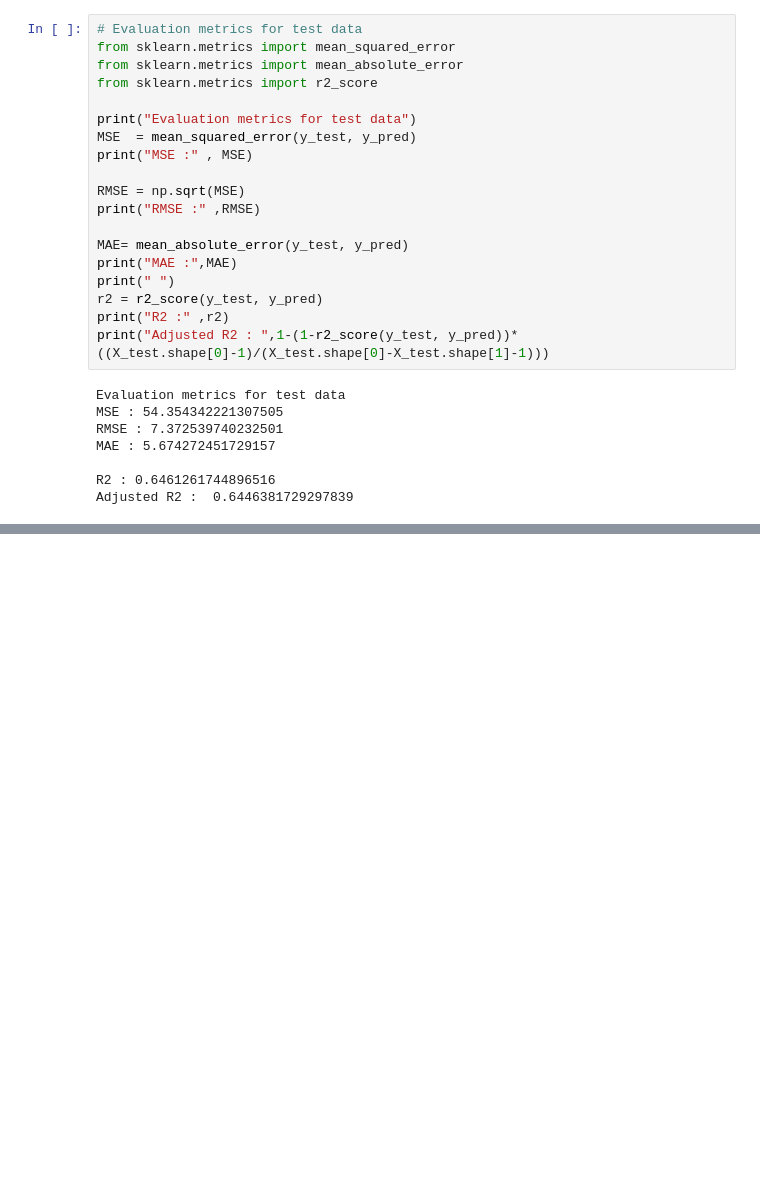
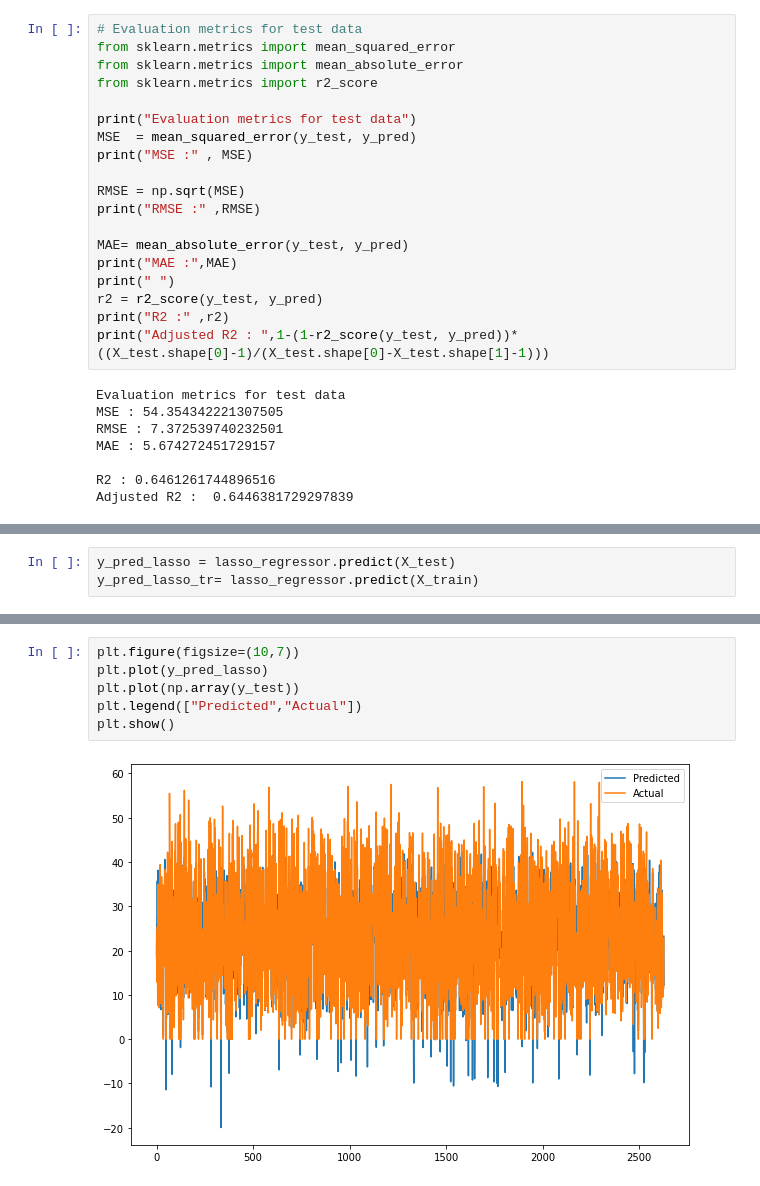
Before and after one commit to harishgawade1999/Bike_Sharing_Demand_Prediction_Capstone_Project, a Jupyter notebook: New_Harish_Bike_Sharing_Demand_Prediction_Capstone_Project.ipynb, the cells around one changed output, grey strips where cells are left out. Drawn from its saved outputs; the diff is of its cells as text; blank space fills up the shorter version.

```diff
--- a/New_Harish_Bike_Sharing_Demand_Prediction_Capstone_Project.ipynb
+++ b/New_Harish_Bike_Sharing_Demand_Prediction_Capstone_Project.ipynb
@@ -601,0 +650,3 @@ Adjusted R2 :  0.6446381729297839
+# %%
+y_pred_lasso = lasso_regressor.predict(X_test)
+y_pred_lasso_tr= lasso_regressor.predict(X_train)
@@ -601,0 +709,8 @@ Adjusted R2 :  0.6446381729297839
+# %%
+plt.figure(figsize=(10,7))
+plt.plot(y_pred_lasso)
+plt.plot(np.array(y_test))
+plt.legend(["Predicted","Actual"])
+plt.show()
+# %% [output]
+[figure, added]
```
Also changed, not shown: parts of 20 cells of this notebook.
